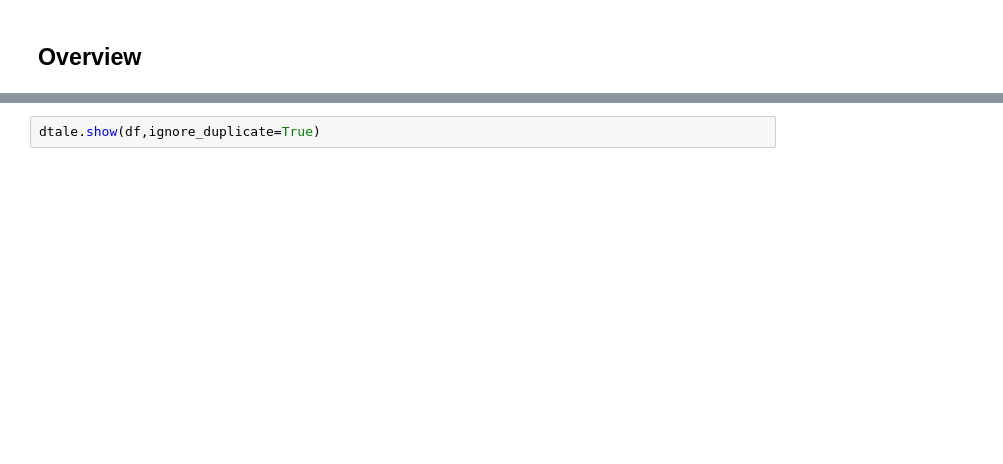
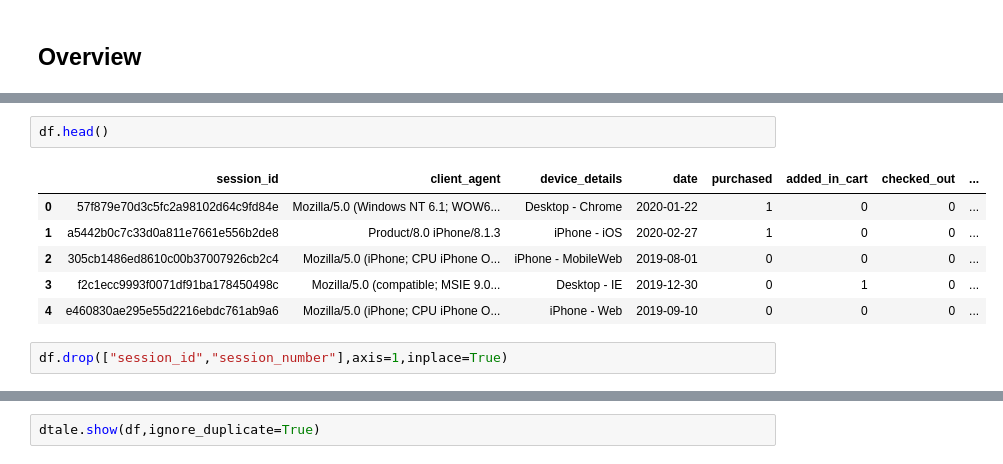
Before and after one commit to susmitpy/DataScienceProjectStarterKit, a Jupyter notebook: phases/EDA_FE.ipynb, the cells around one changed output, grey strips where cells are left out. Cells and saved outputs as stored; diff of their text form; blank space fills up the shorter version.

```diff
--- a/phases/EDA_FE.ipynb
+++ b/phases/EDA_FE.ipynb
@@ -57 +60,12 @@ df.describe()
+# %%
+df.head()
+# %% [output]
+|  | session_id | client_agent | device_details | date | purchased | added_in_cart | checked_out | ... |
+| 0 | 57f879e70d3c5fc2a98102d64c9fd84e | Mozilla/5.0 (Windows NT 6.1; WOW6... | Desktop - Chrome | 2020-01-22 | 1 | 0 | 0 | ... |
+| 1 | a5442b0c7c33d0a811e7661e556b2de8 | Product/8.0 iPhone/8.1.3 | iPhone - iOS | 2020-02-27 | 1 | 0 | 0 | ... |
+| 2 | 305cb1486ed8610c00b37007926cb2c4 | Mozilla/5.0 (iPhone; CPU iPhone O... | iPhone - MobileWeb | 2019-08-01 | 0 | 0 | 0 | ... |
+| 3 | f2c1ecc9993f0071df91ba178450498c | Mozilla/5.0 (compatible; MSIE 9.0... | Desktop - IE | 2019-12-30 | 0 | 1 | 0 | ... |
+| 4 | e460830ae295e55d2216ebdc761ab9a6 | Mozilla/5.0 (iPhone; CPU iPhone O... | iPhone - Web | 2019-09-10 | 0 | 0 | 0 | ... |
+# %%
+df.drop(["session_id","session_number"],axis=1,inplace=True)
 # %%
```
Also changed, not shown: parts of 17 cells of this notebook, 3 other files.
